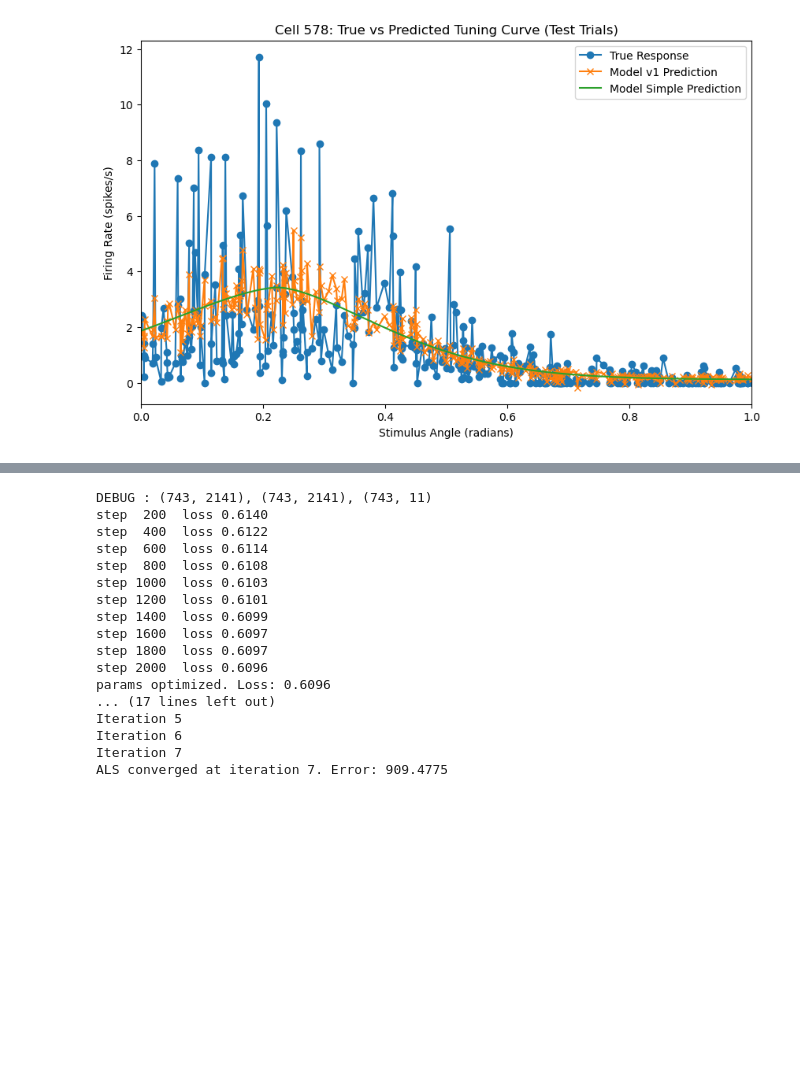
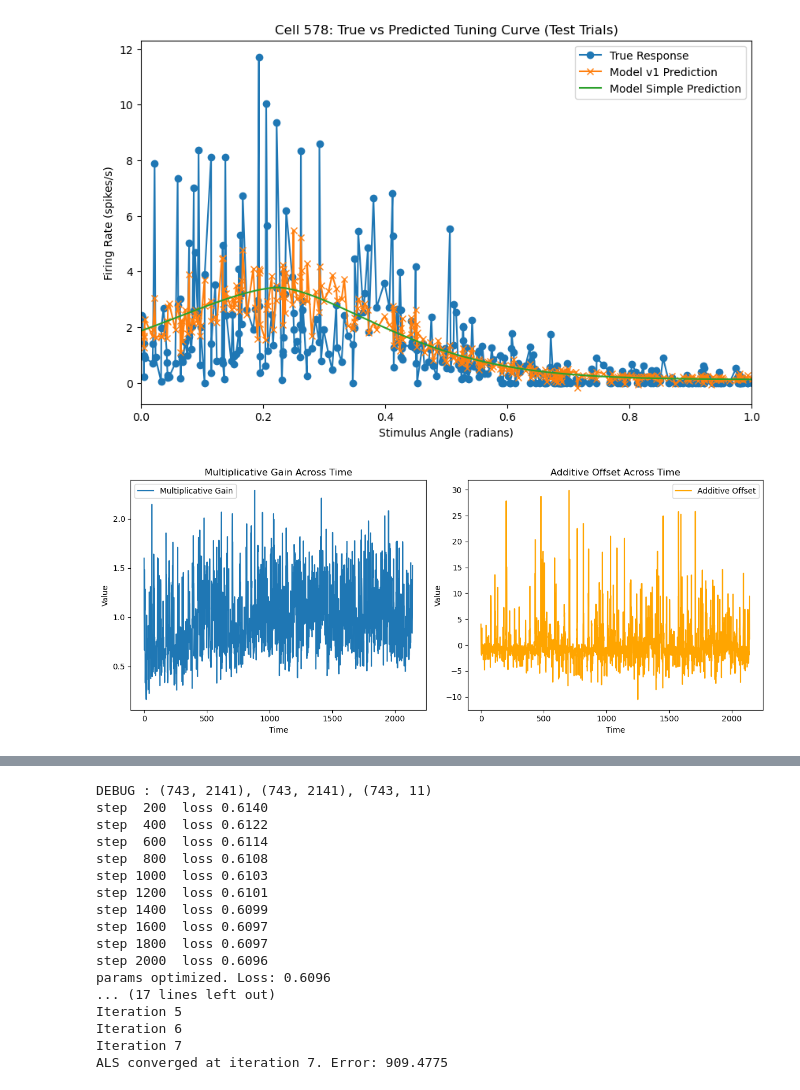
Before and after one commit to reillytilbury/EDGAR, a Jupyter notebook: trial_to_trial_variability_scratchpad.ipynb, the cells around one changed output, grey strips where cells are left out. Drawn from its saved outputs; the diff is of its cells as text; code cells hidden in the pictures; blank space fills up the shorter version.

Commit message:
updated model

```diff
--- a/trial_to_trial_variability_scratchpad.ipynb
+++ b/trial_to_trial_variability_scratchpad.ipynb
@@ -717,3 +850,6 @@ def model_v1(X, params):
+# %%
+tuning_params, model_params = parameter_estimator_v1(stimuli_train_train_trials, X_train_train_trials, Y_train_train_trials)
+y_pred = model_v1_clean({'stimulus' : stimuli_train_train_trials, 'response' : X_train_train_trials}, tuning_params, model_params)
 # %%
 # fit the target_cell_coupling_factor using gradient descent to minimise the loss between Y_pred_train and Y_train
 def loss_target_cell_coupling_factor(coupling_factor, multiplicative_gain, additive_offset, g_target, Y_true):
@@ -1343,3 +1478,22 @@ plt.legend()
 plt.show()
 # %% [output]
 [figure]
+# %%
+# visualise multiplicative_gain and additive_offset across time
+plt.figure(figsize=(12, 5))
+plt.subplot(1, 2, 1)
+plt.plot(multiplicative_gain, label='Multiplicative Gain')
+plt.xlabel('Time')
+plt.ylabel('Value')
+plt.title('Multiplicative Gain Across Time')
+plt.legend()
+plt.subplot(1, 2, 2)
+plt.plot(additive_offset, label='Additive Offset', color='orange')
+plt.xlabel('Time')
+plt.ylabel('Value')
+plt.title('Additive Offset Across Time')
+plt.legend()
+plt.tight_layout()
+plt.show()
+# %% [output]
+[figure, added]
```
Also changed, not shown: parts of 10 cells of this notebook.
